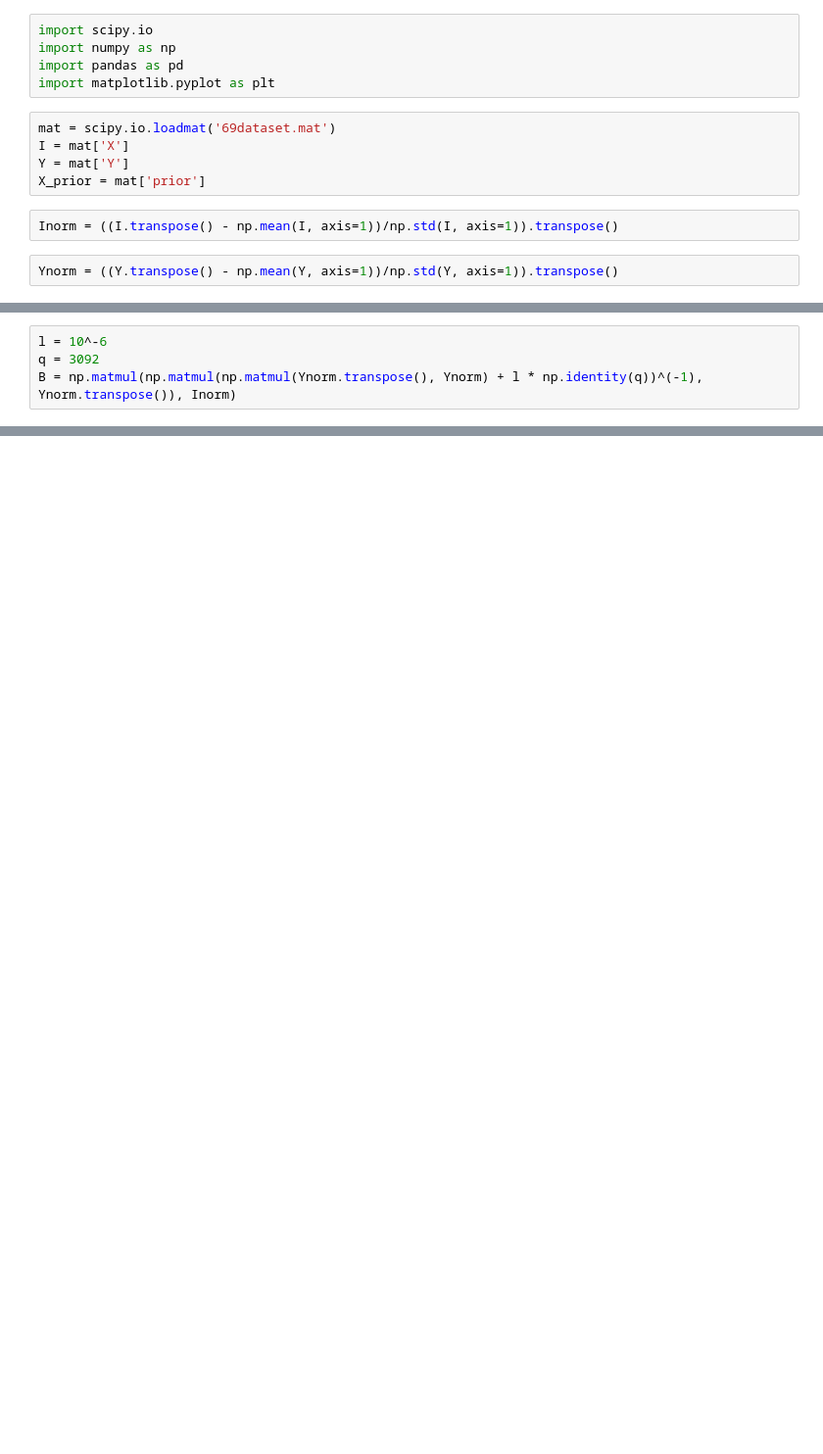
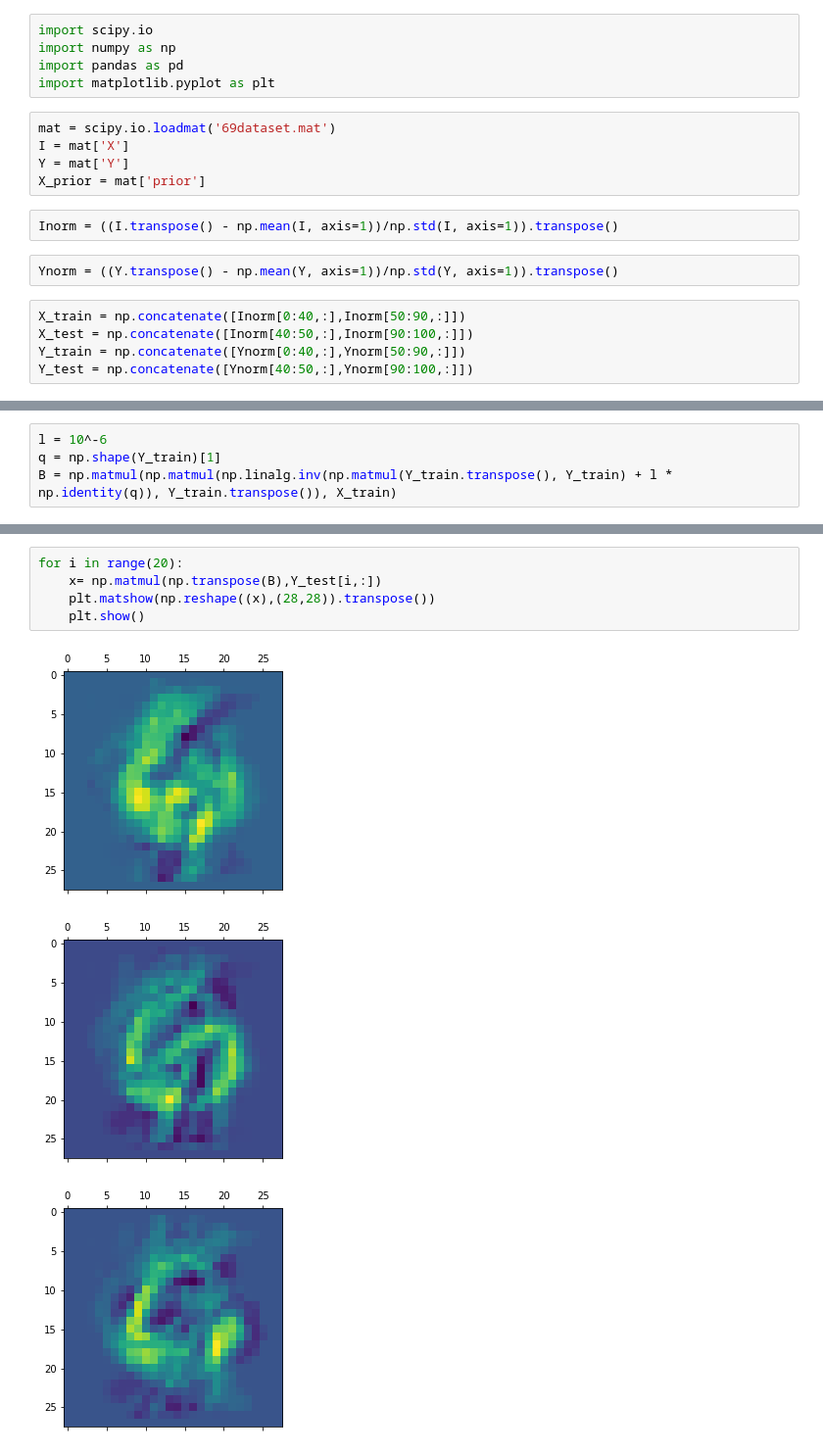
Before and after one commit to Cryptorr/Character-Recognition, a Jupyter notebook: Brain Decoding.ipynb, the cells around one changed output, grey strips where cells are left out. Shown at 98% size. Cells and saved outputs as stored; diff of their text form; blank space fills up the shorter version.

```diff
--- a/Brain Decoding.ipynb
+++ b/Brain Decoding.ipynb
@@ -12,4 +12,9 @@ X_prior = mat['prior']
 Inorm = ((I.transpose() - np.mean(I, axis=1))/np.std(I, axis=1)).transpose()
 # %%
 Ynorm = ((Y.transpose() - np.mean(Y, axis=1))/np.std(Y, axis=1)).transpose()
+# %%
+X_train = np.concatenate([Inorm[0:40,:],Inorm[50:90,:]])
+X_test = np.concatenate([Inorm[40:50,:],Inorm[90:100,:]])
+Y_train = np.concatenate([Ynorm[0:40,:],Ynorm[50:90,:]])
+Y_test = np.concatenate([Ynorm[40:50,:],Ynorm[90:100,:]])
 # %%
@@ -21,4 +26,4 @@ plt.show()
 # %%
 l = 10^-6
-q = 3092
-B = np.matmul(np.matmul(np.matmul(Ynorm.transpose(), Ynorm) + l * np.identity(q))^(-1), Ynorm.transpose()), Inorm)
+q = np.shape(Y_train)[1]
+B = np.matmul(np.matmul(np.linalg.inv(np.matmul(Y_train.transpose(), Y_train) + l * np.identity(q)), Y_train.transpose()), X_train)
@@ -26,0 +40,9 @@ SyntaxError: invalid syntax (<ipython-input-25-d9b2cb2b6858>, line 3)
+# %%
+for i in range(20):
+    x= np.matmul(np.transpose(B),Y_test[i,:])
+    plt.matshow(np.reshape((x),(28,28)).transpose())
+    plt.show()
+# %% [output]
+[figure, added]
+[figure, added]
+[figure, added]
```
Also changed, not shown: parts of 7 cells of this notebook.
